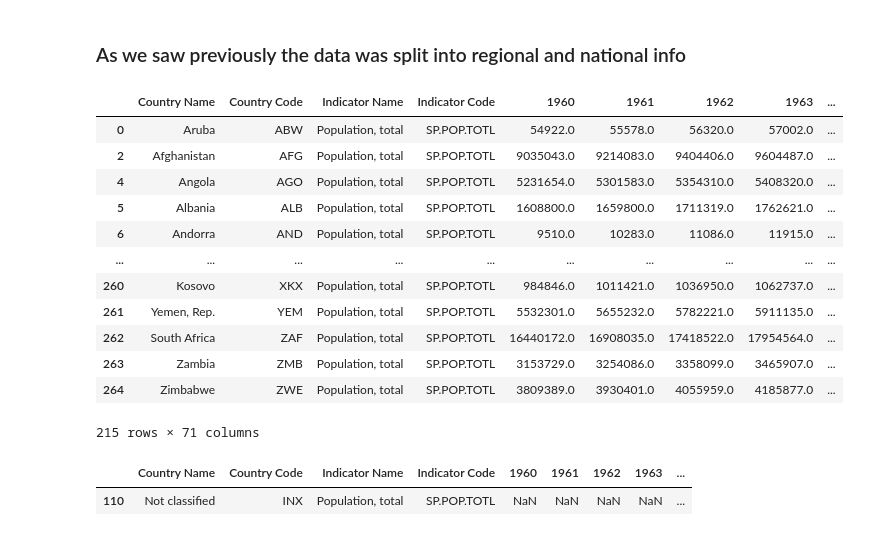
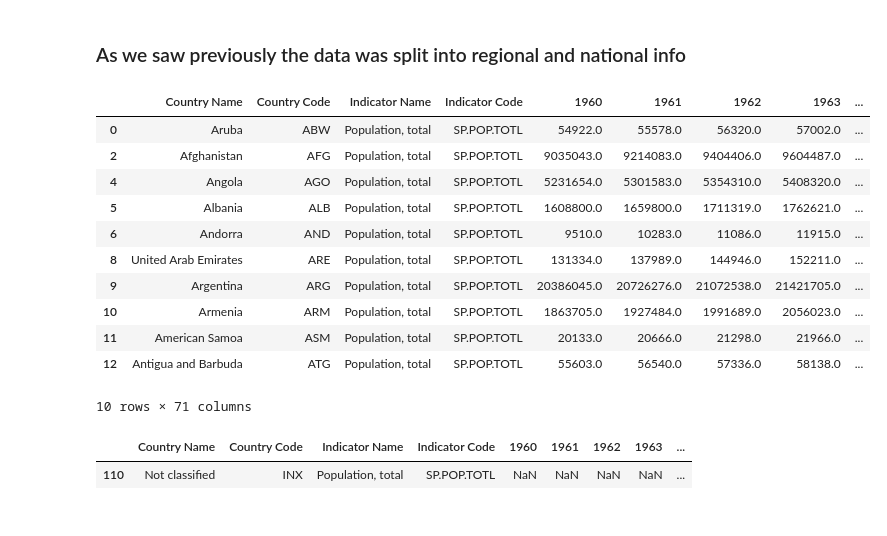
Before and after one commit to The-DataMan/Fertility-rate-analysis, a Jupyter notebook: notebooks/data_reduction/population.ipynb, the cells around one changed output. Drawn from its saved outputs; the diff is of its cells as text; code cells hidden in the pictures.

```diff
--- a/notebooks/data_reduction/population.ipynb
+++ b/notebooks/data_reduction/population.ipynb
@@ -13,21 +13,20 @@ iso3_name_set.add('XKX')
 df = pd.read_csv('../../data/original_data/population-count/population.csv')
 # %%
 df_countries = df[df['Country Code'].isin(iso3_name_set)]
-df_countries
+df_countries.head(10)
 # %% [output]
 |  | Country Name | Country Code | Indicator Name | Indicator Code | 1960 | 1961 | 1962 | 1963 | ... |
 | 0 | Aruba | ABW | Population, total | SP.POP.TOTL | 54922.0 | 55578.0 | 56320.0 | 57002.0 | ... |
 | 2 | Afghanistan | AFG | Population, total | SP.POP.TOTL | 9035043.0 | 9214083.0 | 9404406.0 | 9604487.0 | ... |
 | 4 | Angola | AGO | Population, total | SP.POP.TOTL | 5231654.0 | 5301583.0 | 5354310.0 | 5408320.0 | ... |
 | 5 | Albania | ALB | Population, total | SP.POP.TOTL | 1608800.0 | 1659800.0 | 1711319.0 | 1762621.0 | ... |
 | 6 | Andorra | AND | Population, total | SP.POP.TOTL | 9510.0 | 10283.0 | 11086.0 | 11915.0 | ... |
-| ... | ... | ... | ... | ... | ... | ... | ... | ... | ... |
-| 260 | Kosovo | XKX | Population, total | SP.POP.TOTL | 984846.0 | 1011421.0 | 1036950.0 | 1062737.0 | ... |
-| 261 | Yemen, Rep. | YEM | Population, total | SP.POP.TOTL | 5532301.0 | 5655232.0 | 5782221.0 | 5911135.0 | ... |
-| 262 | South Africa | ZAF | Population, total | SP.POP.TOTL | 16440172.0 | 16908035.0 | 17418522.0 | 17954564.0 | ... |
-| 263 | Zambia | ZMB | Population, total | SP.POP.TOTL | 3153729.0 | 3254086.0 | 3358099.0 | 3465907.0 | ... |
-| 264 | Zimbabwe | ZWE | Population, total | SP.POP.TOTL | 3809389.0 | 3930401.0 | 4055959.0 | 4185877.0 | ... |
+| 8 | United Arab Emirates | ARE | Population, total | SP.POP.TOTL | 131334.0 | 137989.0 | 144946.0 | 152211.0 | ... |
+| 9 | Argentina | ARG | Population, total | SP.POP.TOTL | 20386045.0 | 20726276.0 | 21072538.0 | 21421705.0 | ... |
+| 10 | Armenia | ARM | Population, total | SP.POP.TOTL | 1863705.0 | 1927484.0 | 1991689.0 | 2056023.0 | ... |
+| 11 | American Samoa | ASM | Population, total | SP.POP.TOTL | 20133.0 | 20666.0 | 21298.0 | 21966.0 | ... |
+| 12 | Antigua and Barbuda | ATG | Population, total | SP.POP.TOTL | 55603.0 | 56540.0 | 57336.0 | 58138.0 | ... |
-215 rows × 71 columns
+10 rows × 71 columns
 # %%
 df[df['Country Name']=='Not classified']
 # %% [output]
```
Also changed, not shown: parts of 2 cells of this notebook, 13 other files.
